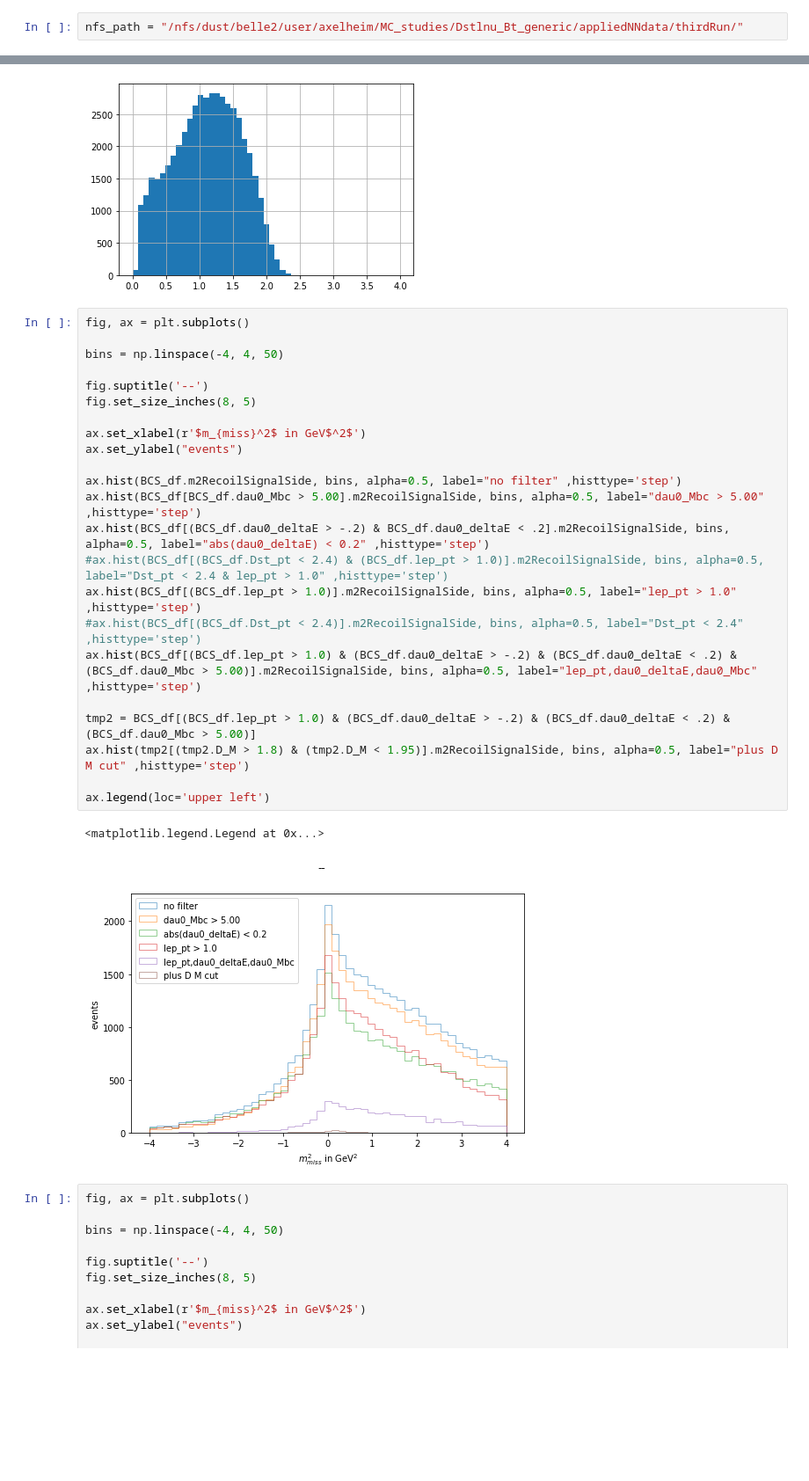
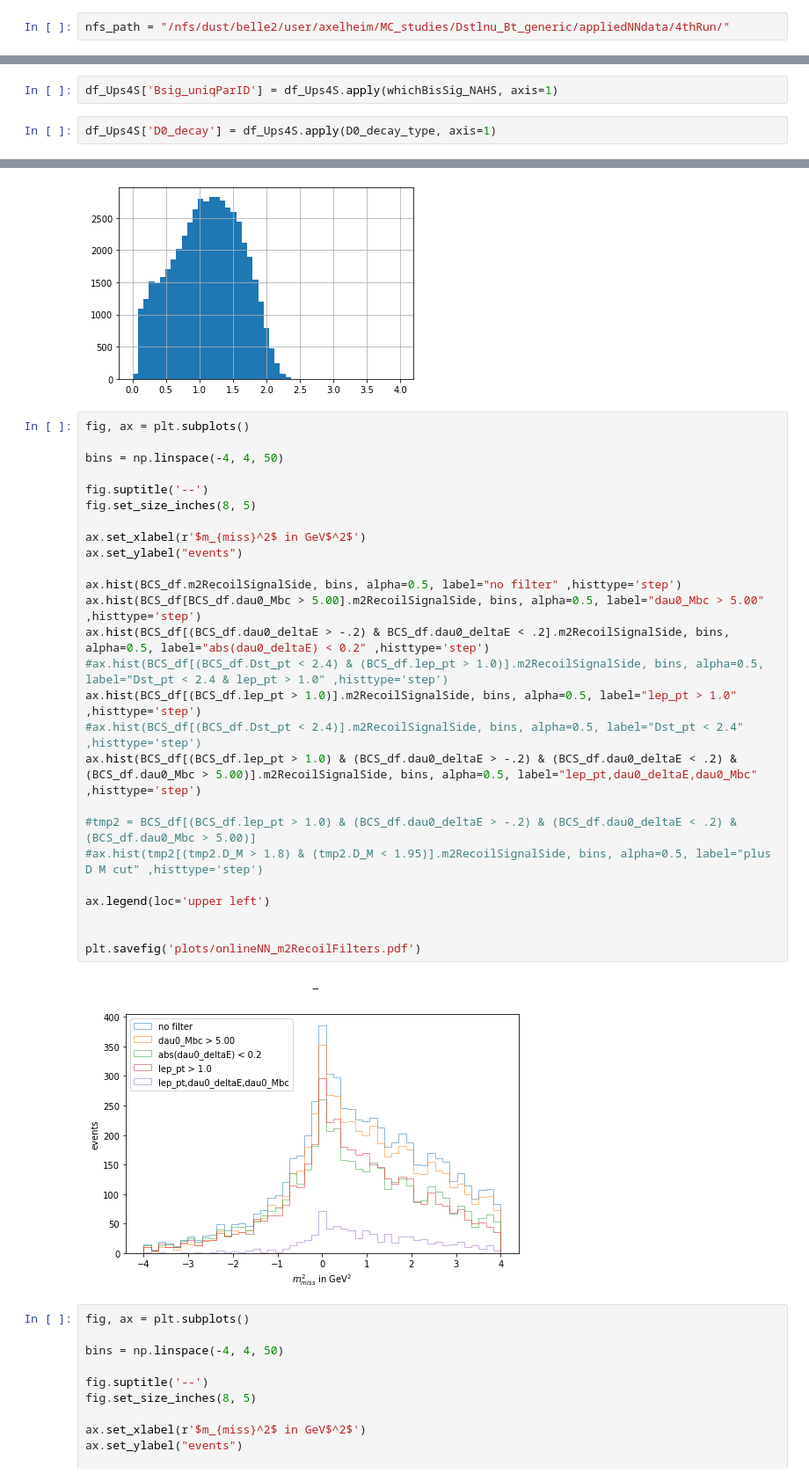
Before and after one commit to axelHeim/MCstudies, a Jupyter notebook: Dstlnu_Bt_generic/load_NN_to_basf2/productive_method/relatedAnalysis/analysis_onlineAppliedNAHS_NN.ipynb, the cells around one changed output, grey strips where cells are left out. Shown at 88% size. Saved outputs shown, nothing was run; the diff lists cells and outputs as text; blank space fills up the shorter version.

Commit message:
working on online applied NN analysis

```diff
--- a/Dstlnu_Bt_generic/load_NN_to_basf2/productive_method/relatedAnalysis/analysis_onlineAppliedNAHS_NN.ipynb
+++ b/Dstlnu_Bt_generic/load_NN_to_basf2/productive_method/relatedAnalysis/analysis_onlineAppliedNAHS_NN.ipynb
@@ -10,5 +10,5 @@ from pandas_colFuncs import B_ID, whichBisSig
 # %%
-nfs_path = "/nfs/dust/belle2/user/axelheim/MC_studies/Dstlnu_Bt_generic/appliedNNdata/thirdRun/"
+nfs_path = "/nfs/dust/belle2/user/axelheim/MC_studies/Dstlnu_Bt_generic/appliedNNdata/4thRun/"
 # %%
 Ups4S_file = uproot.open(nfs_path + "Ups4S_NN_predicted.root:variables;1")
 df_Ups4S = Ups4S_file.arrays(library="pd")
@@ -30,0 +57,4 @@ df_FSPs = pd.read_csv(nfs_path + "FSPs_df.csv")
+# %%
+df_Ups4S['Bsig_uniqParID'] = df_Ups4S.apply(whichBisSig_NAHS, axis=1)
+# %%
+df_Ups4S['D0_decay'] = df_Ups4S.apply(D0_decay_type, axis=1)
@@ -392,29 +433,31 @@ BCS_df["lep_pt"].hist(bins=bins)
 # %%
 fig, ax = plt.subplots()
 
 bins = np.linspace(-4, 4, 50)
 
 fig.suptitle('--')
 fig.set_size_inches(8, 5)
 
 ax.set_xlabel(r'$m_{miss}^2$ in GeV$^2$')
 ax.set_ylabel("events")
 
 ax.hist(BCS_df.m2RecoilSignalSide, bins, alpha=0.5, label="no filter" ,histtype='step')
 ax.hist(BCS_df[BCS_df.dau0_Mbc > 5.00].m2RecoilSignalSide, bins, alpha=0.5, label="dau0_Mbc > 5.00" ,histtype='step')
 ax.hist(BCS_df[(BCS_df.dau0_deltaE > -.2) & BCS_df.dau0_deltaE < .2].m2RecoilSignalSide, bins, alpha=0.5, label="abs(dau0_deltaE) < 0.2" ,histtype='step')
 #ax.hist(BCS_df[(BCS_df.Dst_pt < 2.4) & (BCS_df.lep_pt > 1.0)].m2RecoilSignalSide, bins, alpha=0.5, label="Dst_pt < 2.4 & lep_pt > 1.0" ,histtype='step')
 ax.hist(BCS_df[(BCS_df.lep_pt > 1.0)].m2RecoilSignalSide, bins, alpha=0.5, label="lep_pt > 1.0" ,histtype='step')
 #ax.hist(BCS_df[(BCS_df.Dst_pt < 2.4)].m2RecoilSignalSide, bins, alpha=0.5, label="Dst_pt < 2.4" ,histtype='step')
 ax.hist(BCS_df[(BCS_df.lep_pt > 1.0) & (BCS_df.dau0_deltaE > -.2) & (BCS_df.dau0_deltaE < .2) & (BCS_df.dau0_Mbc > 5.00)].m2RecoilSignalSide, bins, alpha=0.5, label="lep_pt,dau0_deltaE,dau0_Mbc" ,histtype='step')
 
-tmp2 = BCS_df[(BCS_df.lep_pt > 1.0) & (BCS_df.dau0_deltaE > -.2) & (BCS_df.dau0_deltaE < .2) & (BCS_df.dau0_Mbc > 5.00)]
-ax.hist(tmp2[(tmp2.D_M > 1.8) & (tmp2.D_M < 1.95)].m2RecoilSignalSide, bins, alpha=0.5, label="plus D M cut" ,histtype='step')
+#tmp2 = BCS_df[(BCS_df.lep_pt > 1.0) & (BCS_df.dau0_deltaE > -.2) & (BCS_df.dau0_deltaE < .2) & (BCS_df.dau0_Mbc > 5.00)]
+#ax.hist(tmp2[(tmp2.D_M > 1.8) & (tmp2.D_M < 1.95)].m2RecoilSignalSide, bins, alpha=0.5, label="plus D M cut" ,histtype='step')
 
 ax.legend(loc='upper left')
+
+
+plt.savefig('plots/onlineNN_m2RecoilFilters.pdf')
 # %% [output]
-<matplotlib.legend.Legend at 0x...>
-[figure, old version]
+[figure, new version]
 # %%
 fig, ax = plt.subplots()
 
```
Also changed, not shown: parts of 38 cells of this notebook, 1 other file.
